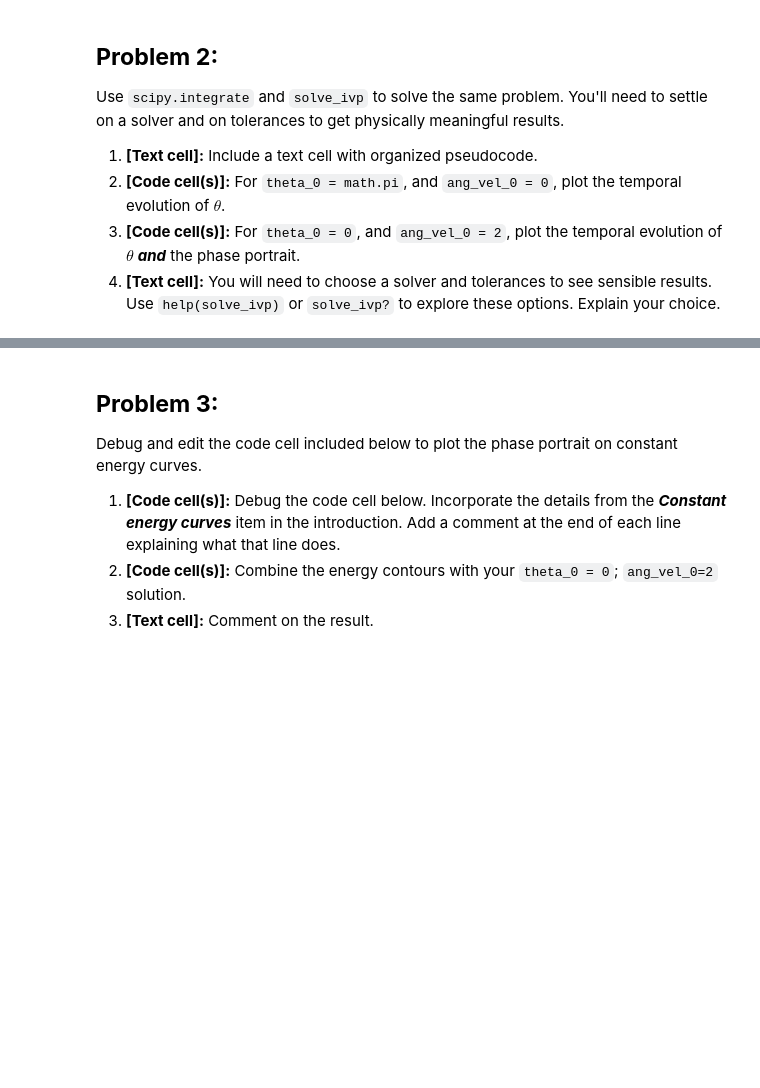
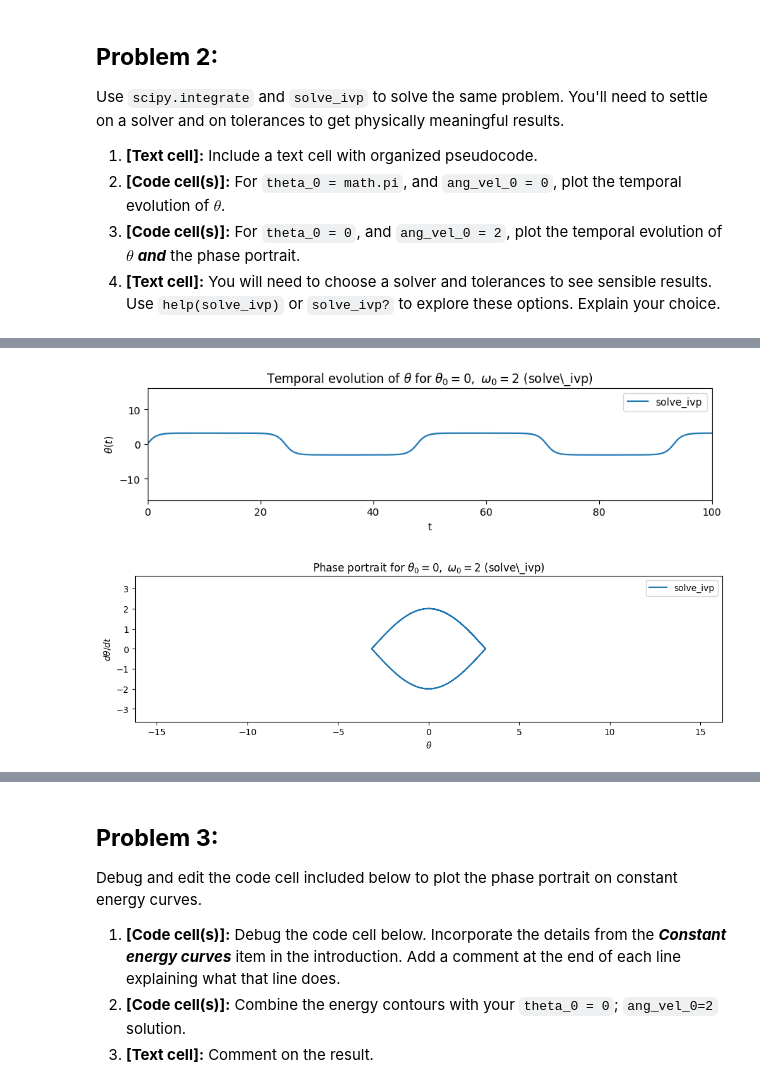
Before and after one commit to IntroComputationalPhysics-UNT/euler-and-solve-ivp-Mattmflores, a Jupyter notebook: rigid_pendulum_assignment_v2.ipynb, the cells around one changed output, grey strips where cells are left out. Saved outputs shown, nothing was run; the diff lists cells and outputs as text; code cells hidden in the pictures; blank space fills up the shorter version.

```diff
--- a/rigid_pendulum_assignment_v2.ipynb
+++ b/rigid_pendulum_assignment_v2.ipynb
@@ -248,0 +337,51 @@ Use `scipy.integrate` and `solve_ivp` to solve the same problem. You'll need to
+# %%
+theta0 = 0.0
+omega0 = 2.0
+y0 = [theta0, omega0]
+
+t_span = (0, 100)
+t_eval = np.linspace(0, 100, 5000)
+
+# Solve the ODE
+sol2 = solve_ivp(
+    pendulum_rhs,
+    t_span,
+    y0,
+    t_eval=t_eval,
+    method='RK45',
+    rtol=1e-9,
+    atol=1e-9
+)
+
+t2 = sol2.t
+theta2 = sol2.y[0]
+omega2 = sol2.y[1]
+
+# Plot θ(t)
+plt.figure(figsize=(10, 2))
+plt.plot(t2, theta2, label='solve_ivp')
+
+plt.xlim([0, 100])
+plt.ylim([-5*np.pi - 0.5, 5*np.pi + 0.5])
+
+plt.xlabel('t')
+plt.ylabel(r'$\theta(t)$')
+plt.title(r'Temporal evolution of $\theta$ for $\theta_0 = 0,\ \omega_0 = 2$ (solve\_ivp)')
+plt.legend()
+plt.show()
+
+# Phase portrait ω vs θ
+plt.figure(figsize=(12, 3))
+plt.plot(theta2, omega2, label='solve_ivp')
+
+plt.xlim([-5*np.pi - 0.5, 5*np.pi + 0.5])
+plt.ylim([-np.pi - 0.5, np.pi + 0.5])
+
+plt.xlabel(r'$\theta$')
+plt.ylabel(r'$d\theta/dt$')
+plt.title(r'Phase portrait for $\theta_0 = 0,\ \omega_0 = 2$ (solve\_ivp)')
+plt.legend()
+plt.show()
+# %% [output]
+[figure, added]
+[figure, added]
```
Also changed, not shown: parts of 5 cells of this notebook.
